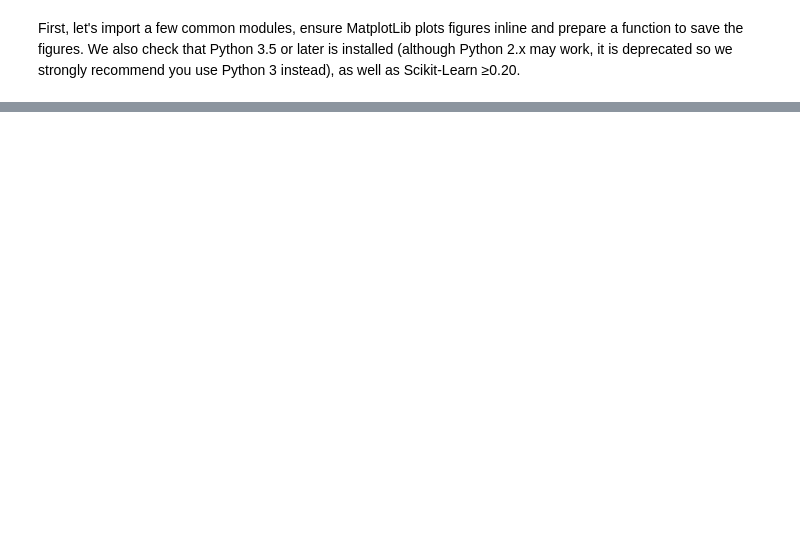
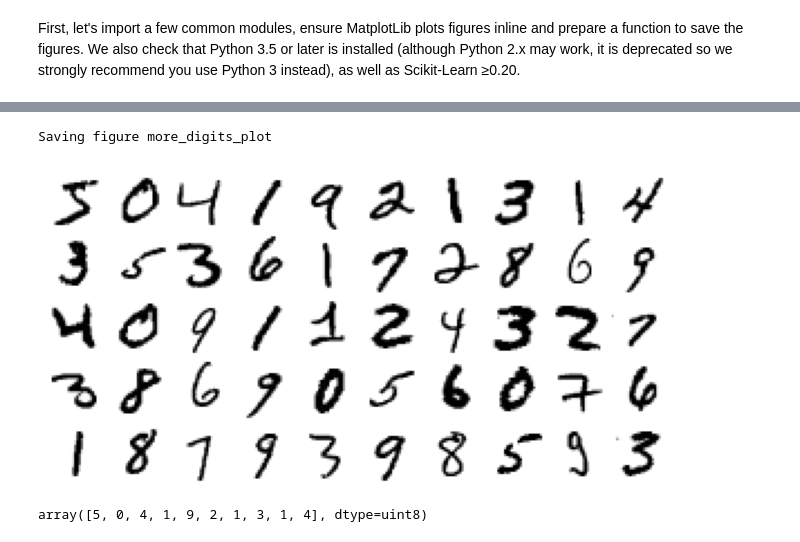
Before and after one commit to ardhiraka/FSDS_Guidelines, a Jupyter notebook: p1/w1/d2am.ipynb, the cells around one changed output, grey strips where cells are left out. Saved outputs shown, nothing was run; the diff lists cells and outputs as text; code cells hidden in the pictures; blank space fills up the shorter version.

```diff
--- a/p1/w1/d2am.ipynb
+++ b/p1/w1/d2am.ipynb
@@ -640,0 +165,17 @@ plot_digit(ambiguous_digit)
+# %%
+# Visualization of the First 50 Images
+
+plt.figure(figsize=(9,9))
+example_images = X[:50]
+plot_digits(example_images, images_per_row=10)
+save_fig("more_digits_plot")
+plt.show()
+# %% [output]
+Saving figure more_digits_plot
+[figure, added]
+# %%
+# Display the First 10 Target Labels
+
+y[0:10]
+# %% [output]
+array([5, 0, 4, 1, 9, 2, 1, 3, 1, 4], dtype=uint8)
```
Also changed, not shown: parts of 189 cells of this notebook, 1 other file.
